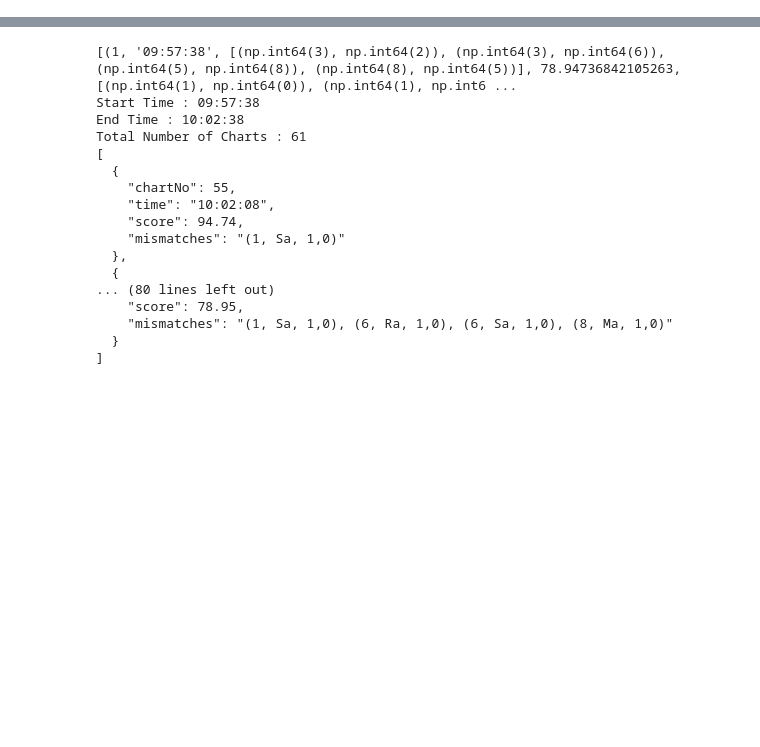
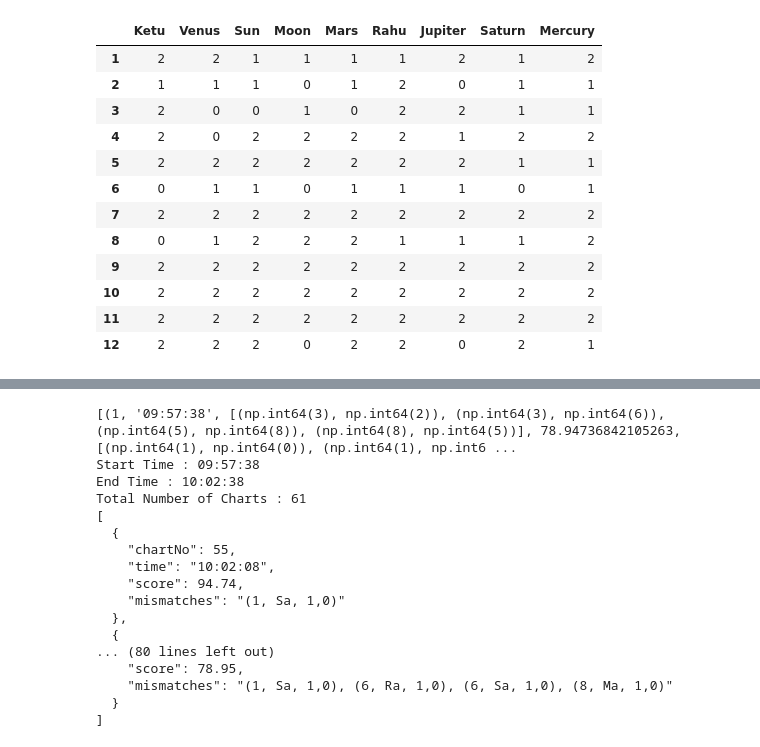
Before and after one commit to Lakshmanaraja/KP_Chart_Generator, a Jupyter notebook: Chart_Generator.ipynb, the cells around one changed output, grey strips where cells are left out. Cells and saved outputs as stored; diff of their text form; code cells hidden in the pictures; blank space fills up the shorter version.

```diff
--- a/Chart_Generator.ipynb
+++ b/Chart_Generator.ipynb
@@ -714,0 +752,9 @@ NameError: name 'presence' is not defined
+# %%
+answer_chart = '[[2,2,1,1,1,1,2,1,2],[1,1,1,0,1,2,0,1,1],[2,0,0,1,0,2,2,1,1],[2,0,2,2,2,2,1,2,2],[2,2,2,2,2,2,2,1,1],[0,1,1,0,1,1,1,0,1],[2,2,2,2,2,2,2,2,2],[0,1,2,2,2,1,1,1,2],[2,2,2,2,2,2,2,2,2],[2,2,2,2,2,2,2,2,2],[2,2,2,2,2,2,2,2,2],[2,2,2,0,2,2,0,2,1]]'
+#answer_df = pd.DataFrame(answer_chart)
+answer_list = ast.literal_eval(answer_chart)
+answer_df = pd.DataFrame(answer_list)
+answer_df.index += 1
+PLANET_ORDER = ["Ketu", "Venus", "Sun", "Moon", "Mars", "Rahu", "Jupiter", "Saturn", "Mercury"]
+answer_df.columns = PLANET_ORDER
+compare_with_answer(df,answer_df)
@@ -714,0 +781,16 @@ NameError: name 'presence' is not defined
+# %%
+answer_df
+# %% [output]
+|  | Ketu | Venus | Sun | Moon | Mars | Rahu | Jupiter | Saturn | Mercury |
+| 1 | 2 | 2 | 1 | 1 | 1 | 1 | 2 | 1 | 2 |
+| 2 | 1 | 1 | 1 | 0 | 1 | 2 | 0 | 1 | 1 |
+| 3 | 2 | 0 | 0 | 1 | 0 | 2 | 2 | 1 | 1 |
+| 4 | 2 | 0 | 2 | 2 | 2 | 2 | 1 | 2 | 2 |
+| 5 | 2 | 2 | 2 | 2 | 2 | 2 | 2 | 1 | 1 |
+| 6 | 0 | 1 | 1 | 0 | 1 | 1 | 1 | 0 | 1 |
+| 7 | 2 | 2 | 2 | 2 | 2 | 2 | 2 | 2 | 2 |
+| 8 | 0 | 1 | 2 | 2 | 2 | 1 | 1 | 1 | 2 |
+| 9 | 2 | 2 | 2 | 2 | 2 | 2 | 2 | 2 | 2 |
+| 10 | 2 | 2 | 2 | 2 | 2 | 2 | 2 | 2 | 2 |
+| 11 | 2 | 2 | 2 | 2 | 2 | 2 | 2 | 2 | 2 |
+| 12 | 2 | 2 | 2 | 0 | 2 | 2 | 0 | 2 | 1 |
```
Also changed, not shown: parts of 21 cells of this notebook, 1 other file.
